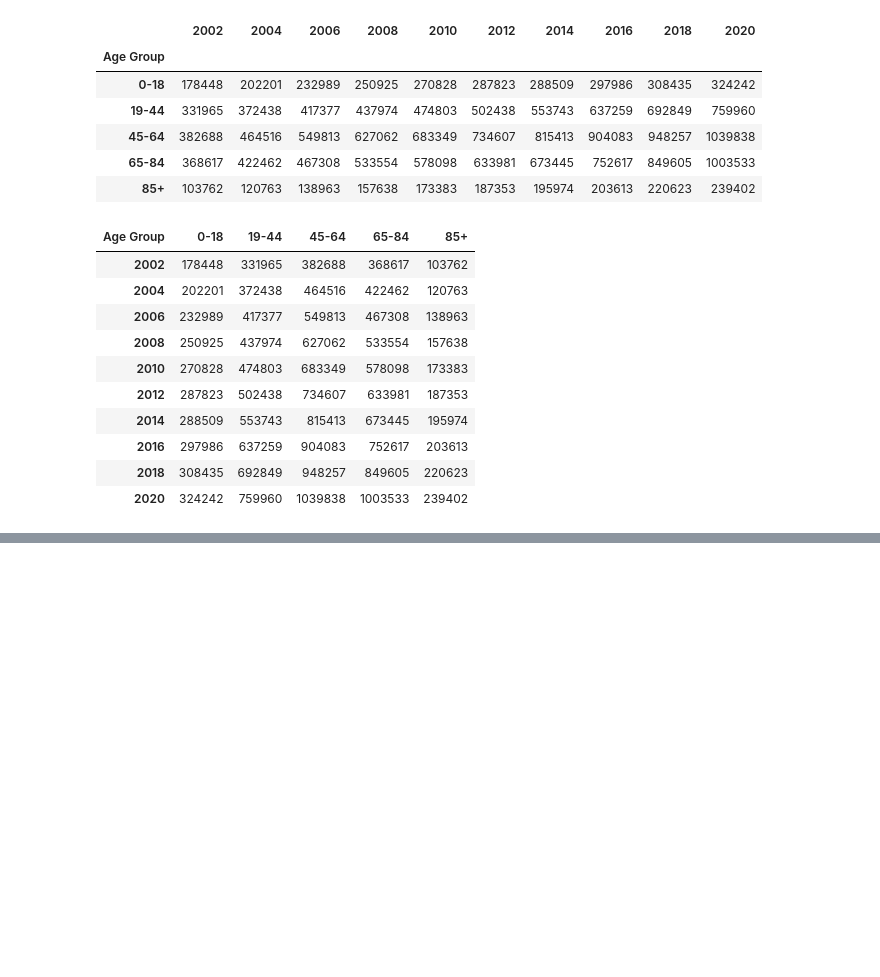
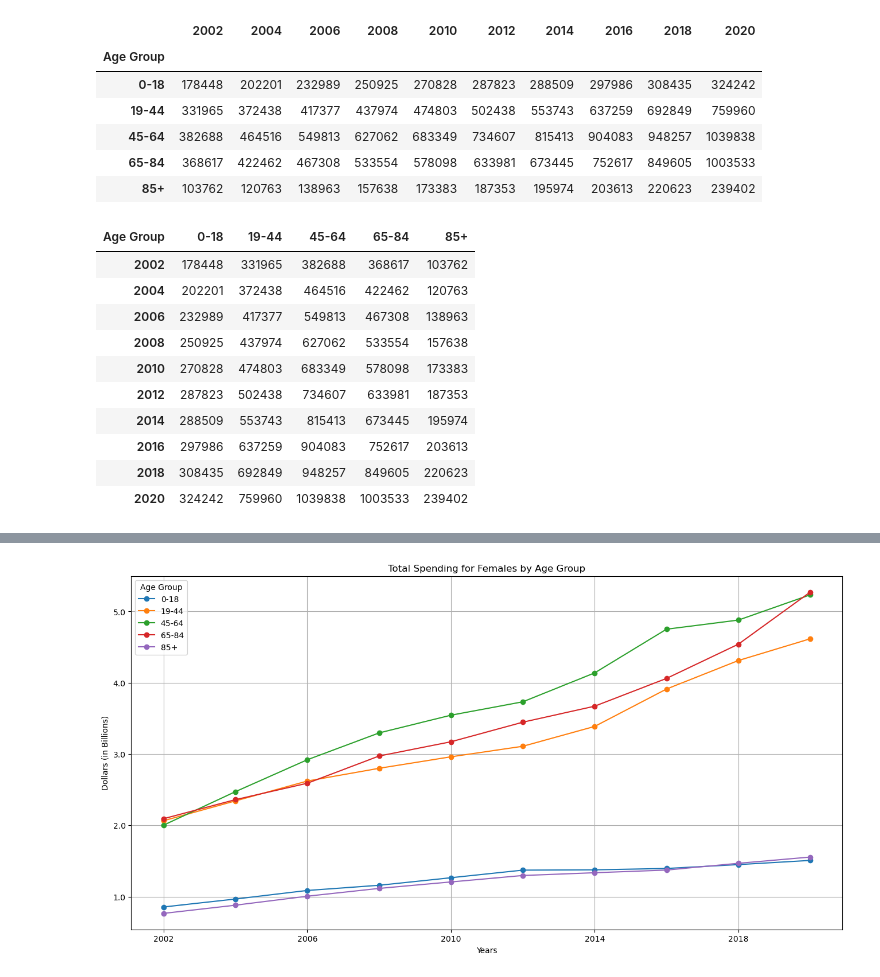
Before and after one commit to vokouns/us-healthcare-spending, a Jupyter notebook: US_Healthcare_IP.ipynb, the cells around one changed output, grey strips where cells are left out. Drawn from its saved outputs; the diff is of its cells as text; code cells hidden in the pictures; blank space fills up the shorter version.

```diff
--- a/US_Healthcare_IP.ipynb
+++ b/US_Healthcare_IP.ipynb
@@ -185,0 +267,4 @@ plt.savefig("Figures\Total_Spending_Age.png")
+# %%
+# Filtering the datafame down to only spending for females by age group
+female_age_groups = final_age_sex_groups[final_age_sex_groups["Sex"] != "Males"]
+female_age_groups
@@ -185,0 +278,4 @@ plt.savefig("Figures\Total_Spending_Age.png")
+# %%
+# Removing the sex column now that the information is only for females so we can have the age group as our key
+final_female_age_group = female_age_groups.loc[:, ["Age Group","2002", "2004", "2006", "2008", "2010", "2012", "2014", "2016", "2018", "2020"]]
+final_female_age_group
@@ -185,0 +289,4 @@ plt.savefig("Figures\Total_Spending_Age.png")
+# %%
+# Setting age group as our key to prepapre the dataframe for plotting
+final_female_age = final_female_age_group.set_index("Age Group")
+final_female_age
@@ -185,0 +301,5 @@ plt.savefig("Figures\Total_Spending_Age.png")
+# %%
+# Flipping our dataframe to prepapre for plotting
+
+flip_final_female_age = final_female_age.T
+flip_final_female_age
@@ -185,0 +318,18 @@ plt.savefig("Figures\Total_Spending_Age.png")
+# %%
+# Using the dataframe to plot total spending for females by age group in a line chart
+
+flip_final_female_age.plot(kind='line', marker='o', figsize=(16,8))
+
+plt.title("Total Spending for Females by Age Group")
+plt.xlabel("Years")
+plt.ylabel("Dollars (in Billions)")
+plt.grid(True)
+
+ax = plt.gca()
+ax.yaxis.set_major_formatter(ticker.FuncFormatter(lambda x, pos: '{:.1f}'.format(x / 100000)))
+
+plt.savefig("figures/total_spending_sex_age_female.png")
+
+plt.show()
+# %% [output]
+[figure, added]
```
Also changed, not shown: parts of 35 cells of this notebook, 5 other files.
